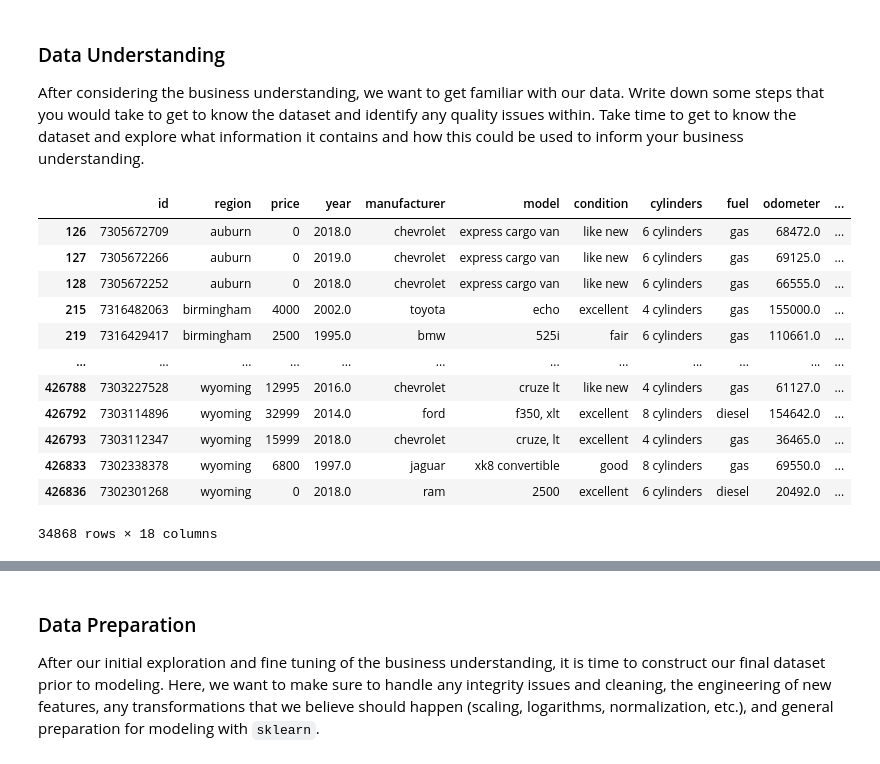
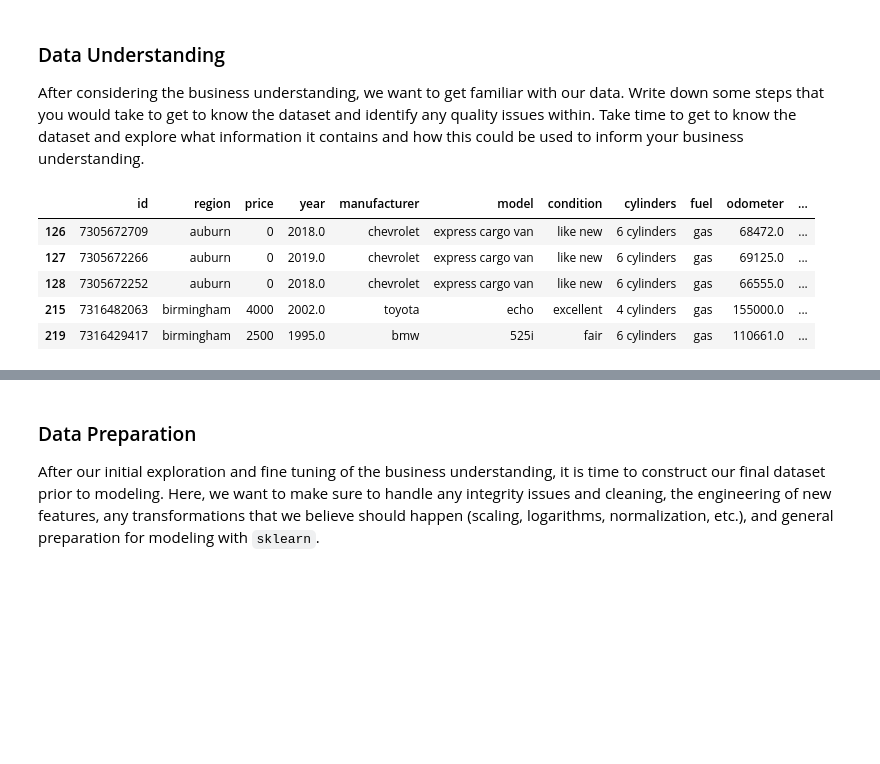
Before and after one commit to vaibhavlaghane/car_sales_ml_model, a Jupyter notebook: prompt_II.ipynb, the cells around one changed output, grey strips where cells are left out. Saved outputs shown, nothing was run; the diff lists cells and outputs as text; code cells hidden in the pictures; blank space fills up the shorter version.

```diff
--- a/prompt_II.ipynb
+++ b/prompt_II.ipynb
@@ -34,18 +50,11 @@ import plotly.express as px
 # %%
 vehicles  = pd.read_csv( 'data/vehicles.csv').dropna()
 vehicles  = vehicles.dropna()
-vehicles
+vehicles.head()
 # %% [output]
 |  | id | region | price | year | manufacturer | model | condition | cylinders | fuel | odometer | ... |
 | 126 | 7305672709 | auburn | 0 | 2018.0 | chevrolet | express cargo van | like new | 6 cylinders | gas | 68472.0 | ... |
 | 127 | 7305672266 | auburn | 0 | 2019.0 | chevrolet | express cargo van | like new | 6 cylinders | gas | 69125.0 | ... |
 | 128 | 7305672252 | auburn | 0 | 2018.0 | chevrolet | express cargo van | like new | 6 cylinders | gas | 66555.0 | ... |
 | 215 | 7316482063 | birmingham | 4000 | 2002.0 | toyota | echo | excellent | 4 cylinders | gas | 155000.0 | ... |
 | 219 | 7316429417 | birmingham | 2500 | 1995.0 | bmw | 525i | fair | 6 cylinders | gas | 110661.0 | ... |
-| ... | ... | ... | ... | ... | ... | ... | ... | ... | ... | ... | ... |
-| 426788 | 7303227528 | wyoming | 12995 | 2016.0 | chevrolet | cruze lt | like new | 4 cylinders | gas | 61127.0 | ... |
-| 426792 | 7303114896 | wyoming | 32999 | 2014.0 | ford | f350, xlt | excellent | 8 cylinders | diesel | 154642.0 | ... |
-| 426793 | 7303112347 | wyoming | 15999 | 2018.0 | chevrolet | cruze, lt | excellent | 4 cylinders | gas | 36465.0 | ... |
-| 426833 | 7302338378 | wyoming | 6800 | 1997.0 | jaguar | xk8 convertible | good | 8 cylinders | gas | 69550.0 | ... |
-| 426836 | 7302301268 | wyoming | 0 | 2018.0 | ram | 2500 | excellent | 6 cylinders | diesel | 20492.0 | ... |
-34868 rows × 18 columns
```
Also changed, not shown: parts of 10 cells of this notebook.
